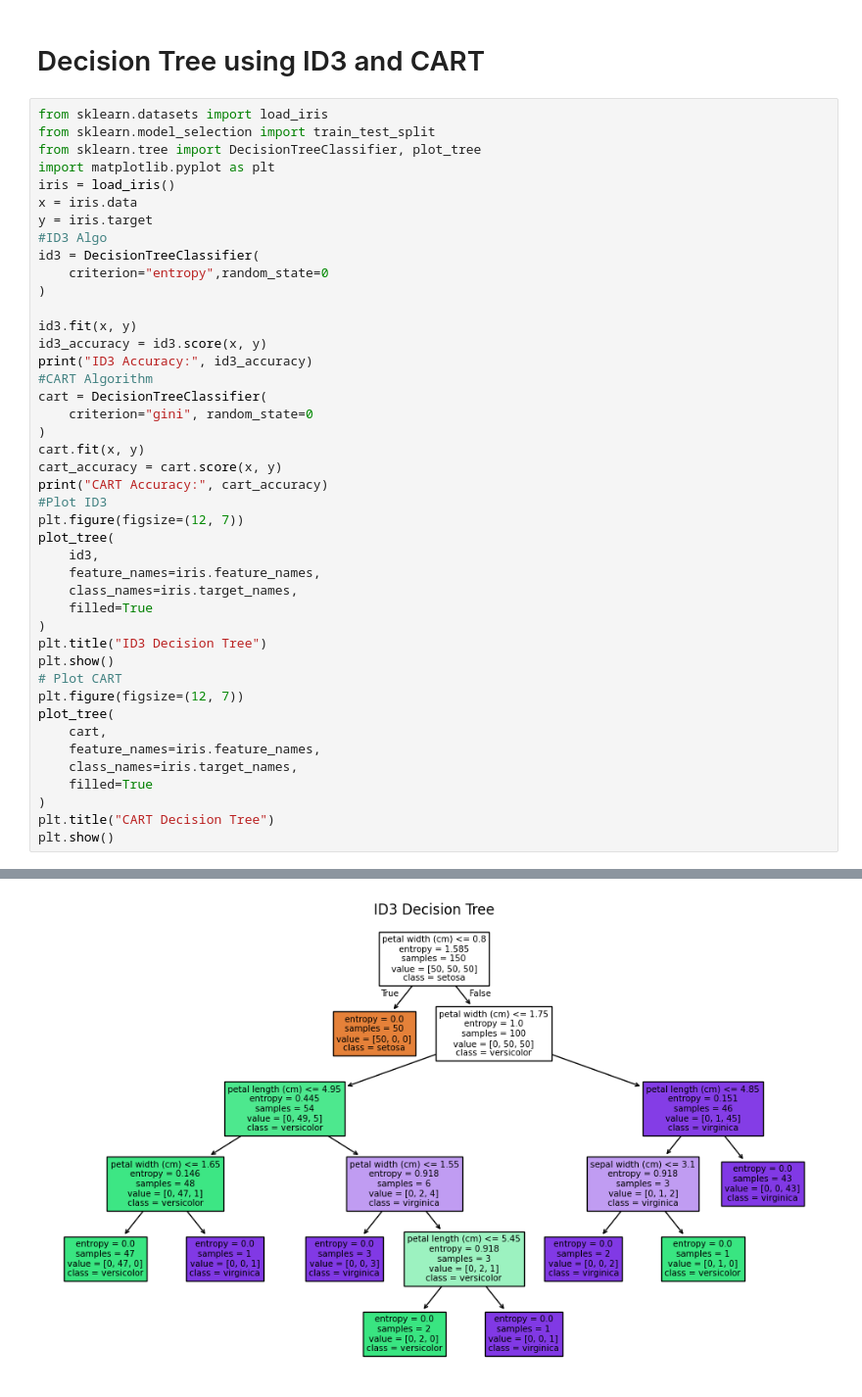
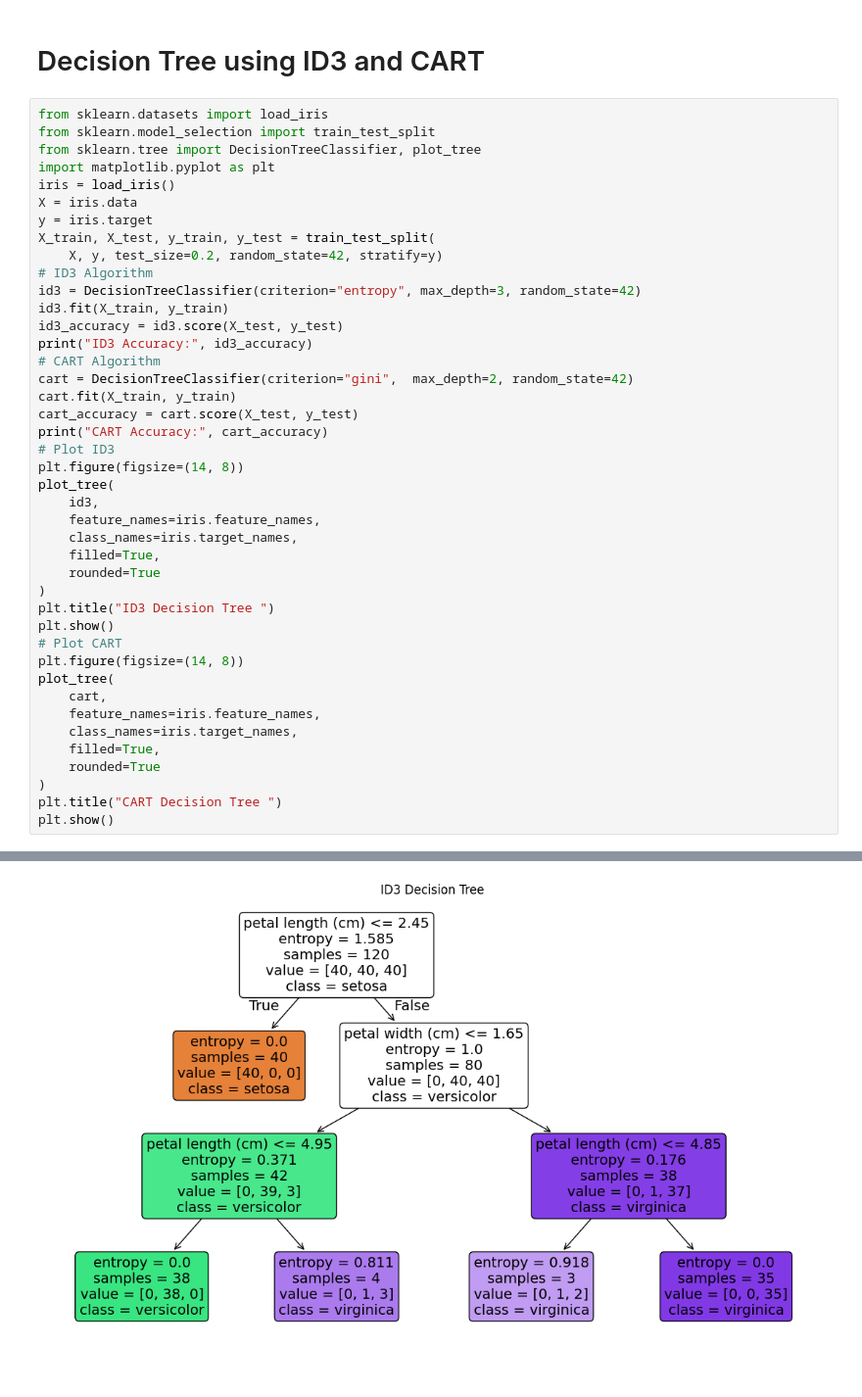
Before and after one commit to AaryaTiwari2006/Machine-Learning, a Jupyter notebook: Day7.ipynb, the cells around one changed output, grey strips where cells are left out. Shown at 98% size. Cells and saved outputs as stored; diff of their text form.

```diff
--- a/Day7.ipynb
+++ b/Day7.ipynb
@@ -6,41 +6,40 @@ from sklearn.model_selection import train_test_split
 from sklearn.tree import DecisionTreeClassifier, plot_tree
 import matplotlib.pyplot as plt
 iris = load_iris()
-x = iris.data
+X = iris.data
 y = iris.target
-#ID3 Algo
-id3 = DecisionTreeClassifier(
-    criterion="entropy",random_state=0
-)
-
-id3.fit(x, y)
-id3_accuracy = id3.score(x, y)
+X_train, X_test, y_train, y_test = train_test_split(
+    X, y, test_size=0.2, random_state=42, stratify=y)
+# ID3 Algorithm
+id3 = DecisionTreeClassifier(criterion="entropy", max_depth=3, random_state=42)
+id3.fit(X_train, y_train)
+id3_accuracy = id3.score(X_test, y_test)
 print("ID3 Accuracy:", id3_accuracy)
-#CART Algorithm
-cart = DecisionTreeClassifier(
-    criterion="gini", random_state=0
-)
-cart.fit(x, y)
-cart_accuracy = cart.score(x, y)
+# CART Algorithm
+cart = DecisionTreeClassifier(criterion="gini",  max_depth=2, random_state=42)
+cart.fit(X_train, y_train)
+cart_accuracy = cart.score(X_test, y_test)
 print("CART Accuracy:", cart_accuracy)
-#Plot ID3
-plt.figure(figsize=(12, 7))
+# Plot ID3
+plt.figure(figsize=(14, 8))
 plot_tree(
     id3,
     feature_names=iris.feature_names,
     class_names=iris.target_names,
-    filled=True
+    filled=True,
+    rounded=True
 )
-plt.title("ID3 Decision Tree")
+plt.title("ID3 Decision Tree ")
 plt.show()
 # Plot CART
-plt.figure(figsize=(12, 7))
+plt.figure(figsize=(14, 8))
 plot_tree(
     cart,
     feature_names=iris.feature_names,
     class_names=iris.target_names,
-    filled=True
+    filled=True,
+    rounded=True
 )
-plt.title("CART Decision Tree")
+plt.title("CART Decision Tree ")
 plt.show()
 # %% [output]
@@ -49 +48 @@ CART Accuracy: 1.0
-[figure, old version]
+[figure, new version]
```
Also changed, not shown: parts of 1 cell of this notebook, 5 other files.
